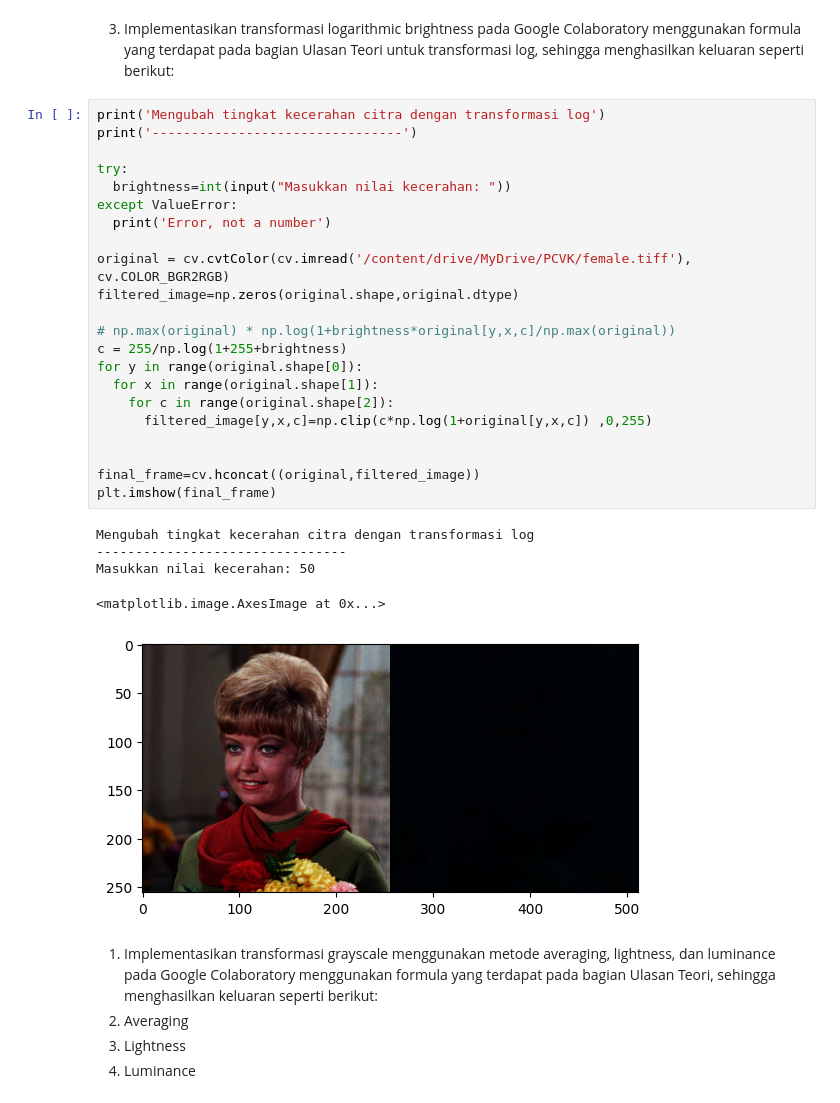
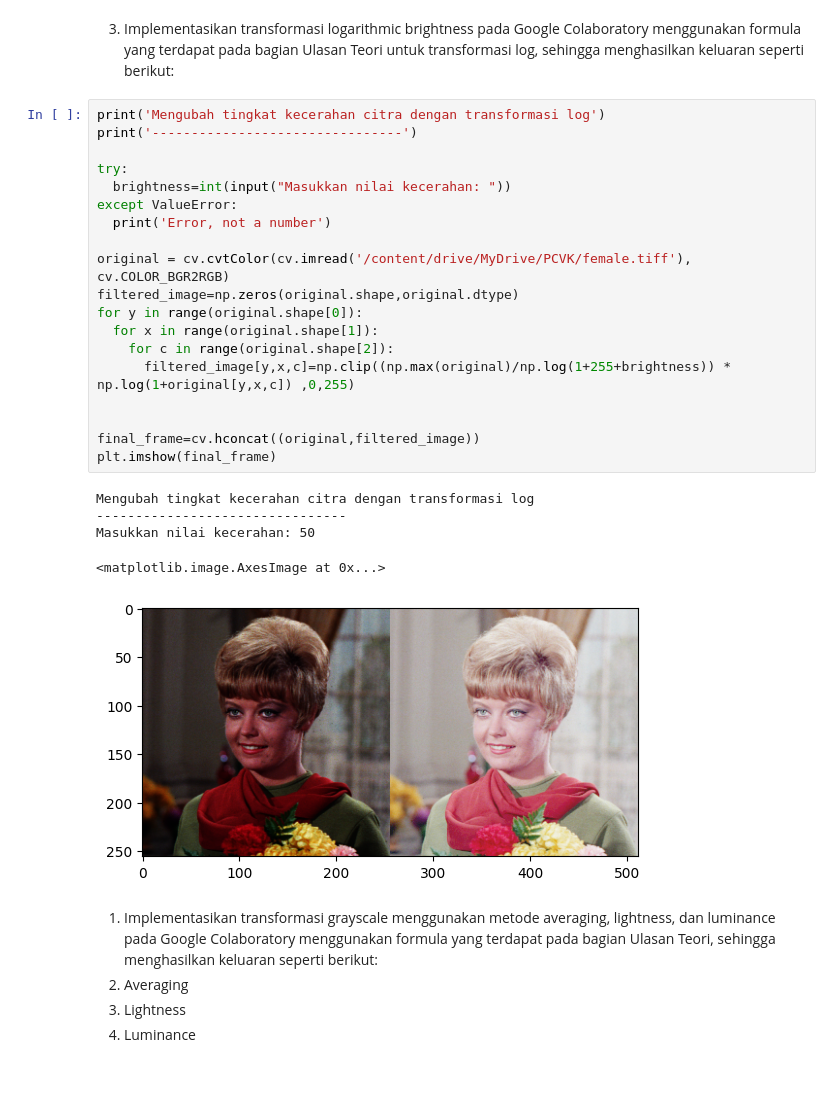
Before and after one commit to AdamPoi/PCVK, a Jupyter notebook: pcvk_week03.ipynb, the cells around one changed output. Cells and saved outputs as stored; diff of their text form.

Commit message:
Memperbaiki transformasi brightness logaritma

```diff
--- a/pcvk_week03.ipynb
+++ b/pcvk_week03.ipynb
@@ -100,31 +100,28 @@ log, sehingga menghasilkan keluaran seperti berikut:
 # %%
 print('Mengubah tingkat kecerahan citra dengan transformasi log')
 print('--------------------------------')
 
 try:
   brightness=int(input("Masukkan nilai kecerahan: "))
 except ValueError:
   print('Error, not a number')
 
 original = cv.cvtColor(cv.imread('/content/drive/MyDrive/PCVK/female.tiff'), cv.COLOR_BGR2RGB)
 filtered_image=np.zeros(original.shape,original.dtype)
-
-# np.max(original) * np.log(1+brightness*original[y,x,c]/np.max(original))
-c = 255/np.log(1+255+brightness)
 for y in range(original.shape[0]):
   for x in range(original.shape[1]):
     for c in range(original.shape[2]):
-      filtered_image[y,x,c]=np.clip(c*np.log(1+original[y,x,c]) ,0,255)
+      filtered_image[y,x,c]=np.clip((np.max(original)/np.log(1+255+brightness)) * np.log(1+original[y,x,c]) ,0,255)
 
 
 final_frame=cv.hconcat((original,filtered_image))
 plt.imshow(final_frame)
 # %% [output]
 Mengubah tingkat kecerahan citra dengan transformasi log
 --------------------------------
 Masukkan nilai kecerahan: 50
 <matplotlib.image.AxesImage at 0x...>
-[figure, old version]
+[figure, new version]
 # %% [markdown]
 1. Implementasikan transformasi grayscale menggunakan metode averaging, lightness,
 dan luminance pada Google Colaboratory menggunakan formula yang terdapat pada
```
